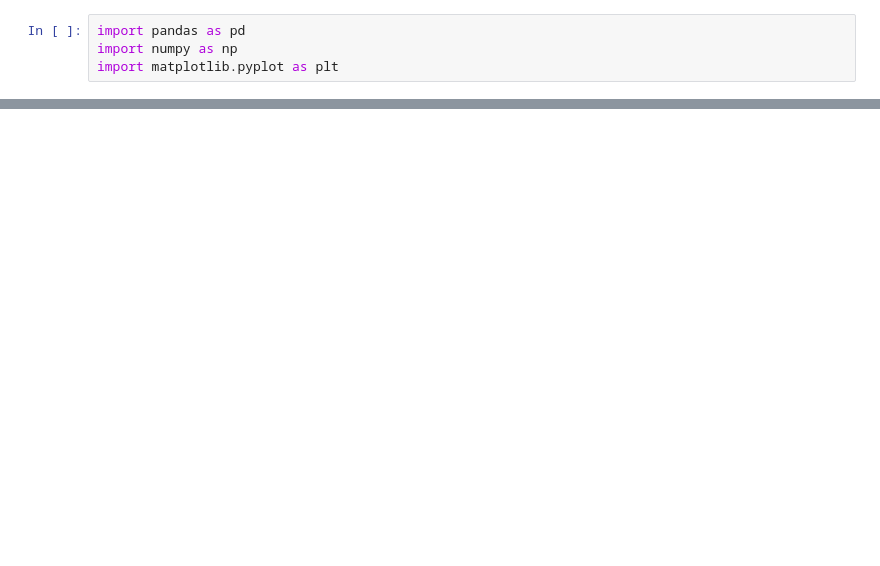
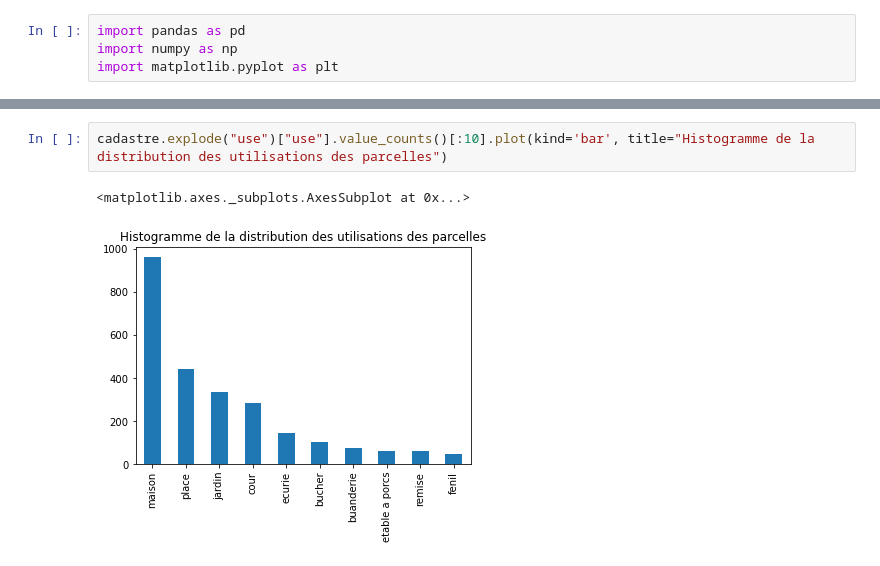
Before and after one commit to Arvalent/LausanneTimeMachine, a Jupyter notebook: Cadastre_extraction.ipynb, the cells around one changed output, grey strips where cells are left out. Drawn from its saved outputs; the diff is of its cells as text; blank space fills up the shorter version.

```diff
--- a/Cadastre_extraction.ipynb
+++ b/Cadastre_extraction.ipynb
@@ -136,0 +43,5 @@ plt.barh(x, counts[:20, 1], align='center', tick_label=counts[:20, 0])
+# %%
+cadastre.explode("use")["use"].value_counts()[:10].plot(kind='bar', title="Histogramme de la distribution des utilisations des parcelles")
+# %% [output]
+<matplotlib.axes._subplots.AxesSubplot at 0x...>
+[figure, added]
```
Also changed, not shown: parts of 27 cells of this notebook, 1 other file.
